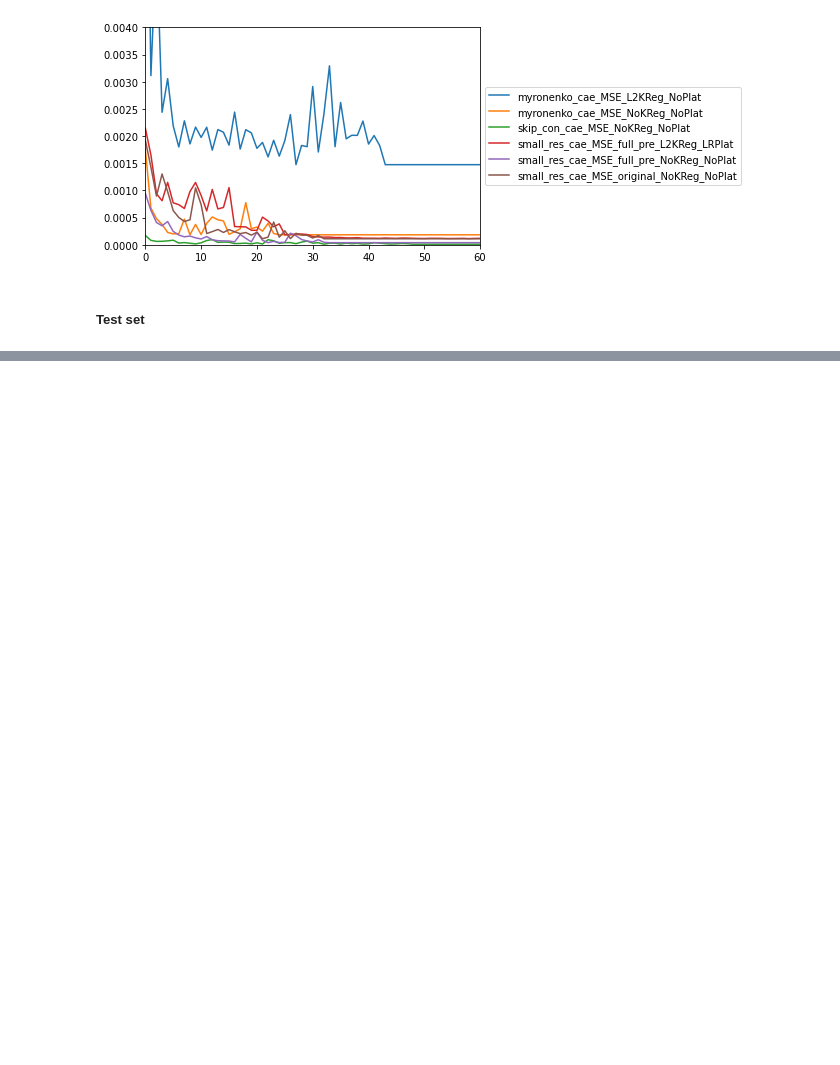
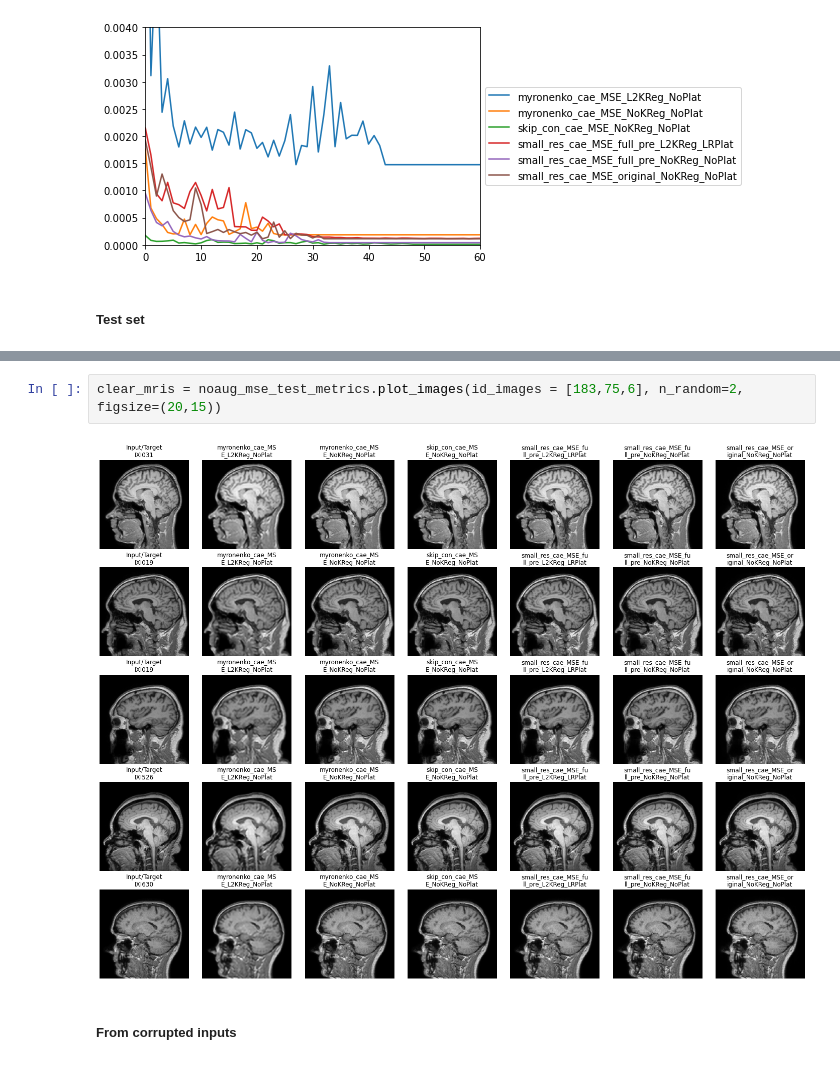
Before and after one commit to AdrianArnaiz/Brain-MRI-Autoencoder, a Jupyter notebook: src/2.Experiments/First_Experiments.ipynb, the cells around one changed output, grey strips where cells are left out. Saved outputs shown, nothing was run; the diff lists cells and outputs as text; blank space fills up the shorter version.

```diff
--- a/src/2.Experiments/First_Experiments.ipynb
+++ b/src/2.Experiments/First_Experiments.ipynb
@@ -166,0 +110,6 @@ plot_noisy_batch(small_res_cae_original_MinMax, elem, 0.05)
+# %%
+clear_mris = noaug_mse_test_metrics.plot_images(id_images = [183,75,6], n_random=2, figsize=(20,15))
+# %% [output]
+[figure, added]
+# %% [markdown]
+##### From corrupted inputs
```
Also changed, not shown: parts of 24 cells of this notebook, 38 other files.
